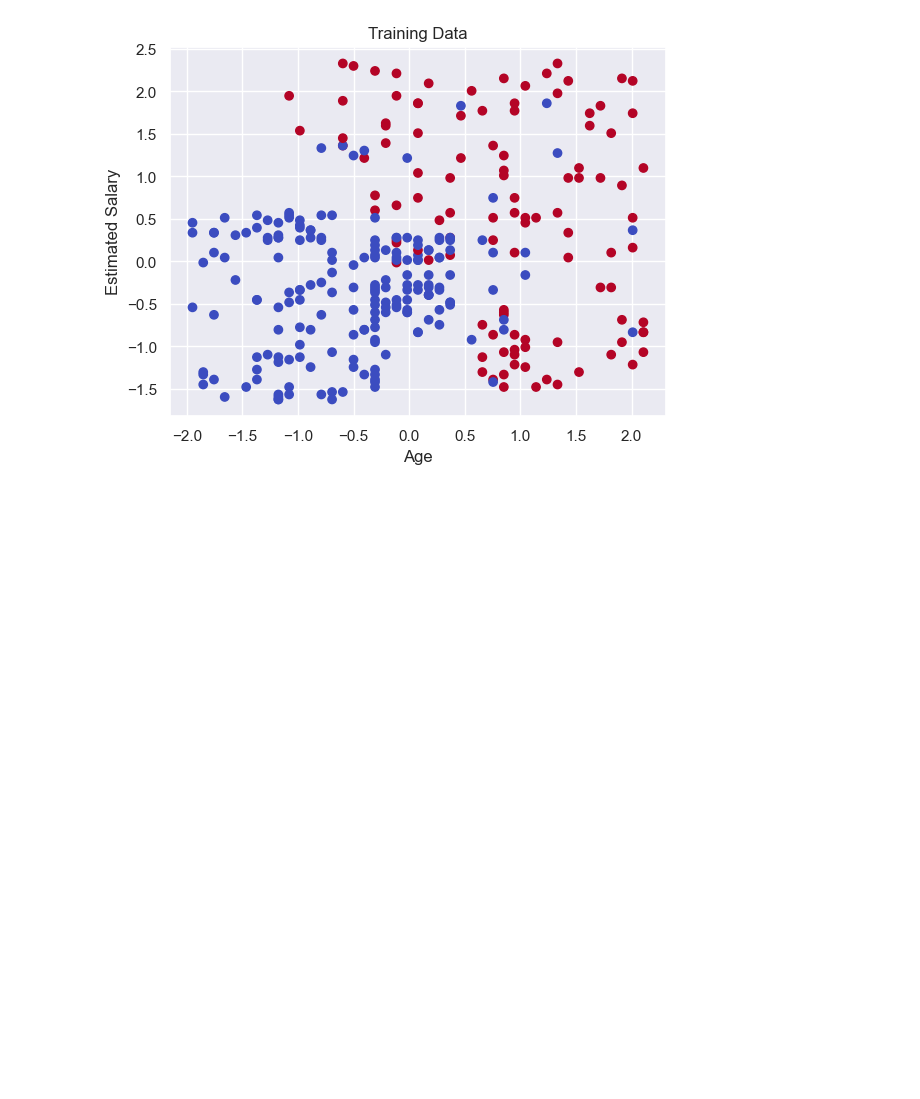
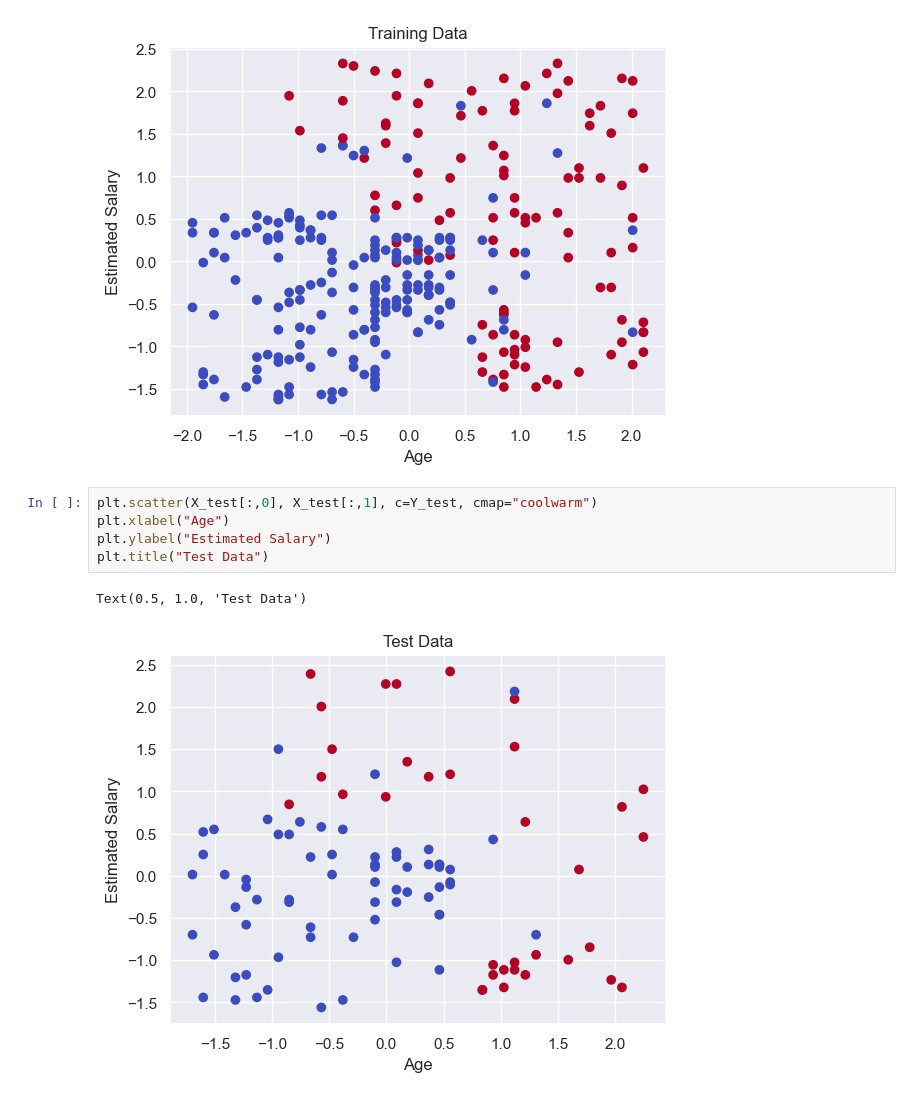
Before and after one commit to Kachanta/Classifying_customers_with_SVM_Algorithm, a Jupyter notebook: Untitled.ipynb, the cells around one changed output. Cells and saved outputs as stored; diff of their text form; blank space fills up the shorter version.

```diff
--- a/Untitled.ipynb
+++ b/Untitled.ipynb
@@ -123,3 +105,11 @@ plt.title("Training Data")
 # %% [output]
 Text(0.5, 1.0, 'Training Data')
 [figure]
+# %%
+plt.scatter(X_test[:,0], X_test[:,1], c=Y_test, cmap="coolwarm")
+plt.xlabel("Age")
+plt.ylabel("Estimated Salary")
+plt.title("Test Data")
+# %% [output]
+Text(0.5, 1.0, 'Test Data')
+[figure, added]
```
Also changed, not shown: parts of 6 cells of this notebook.
